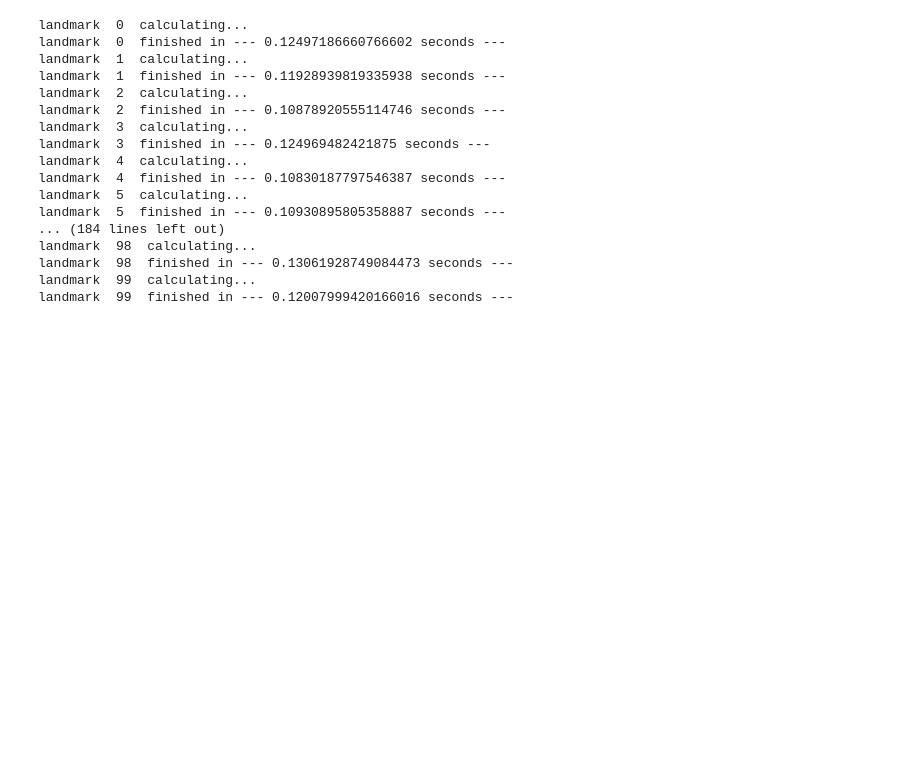
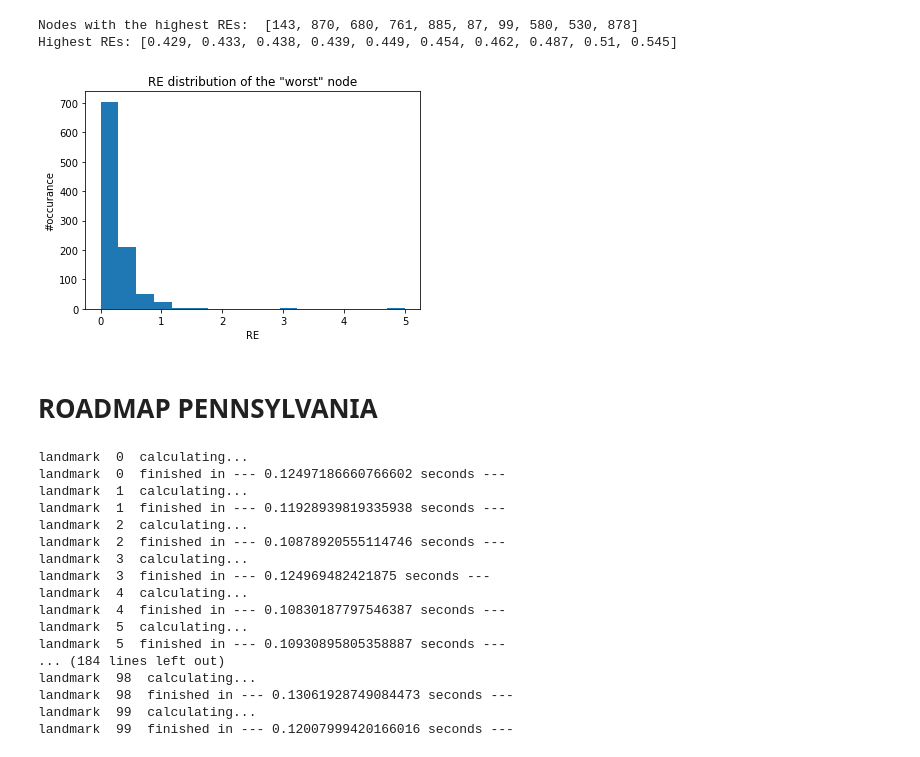
Before and after one commit to Dibbeding/SNACSprojectOrionRigel, a Jupyter notebook: embed/Project.ipynb, the cells around one changed output. Drawn from its saved outputs; the diff is of its cells as text; code cells hidden in the pictures; blank space fills up the shorter version.

```diff
--- a/embed/Project.ipynb
+++ b/embed/Project.ipynb
@@ -67,3 +235,21 @@ NameError: name 'nx' is not defined
+# %%
+# Is there any extremely bad node???
+
+bad_nodes = sorted(range(len(ARE_per_source)), key=lambda i: ARE_per_source[i])[-10:]
+print('Nodes with the highest REs: ', bad_nodes)
+print('Highest REs:', [round(ARE_per_source[bad_node], 3) for bad_node in bad_nodes])
+
+plt.hist(relative_errors[bad_nodes[-1]], bins = 17)
+plt.title('RE distribution of the "worst" node')
+plt.xlabel('RE')
+plt.ylabel('#occurance')
+plt.show()
+# %% [output]
+Nodes with the highest REs:  [143, 870, 680, 761, 885, 87, 99, 580, 530, 878]
+Highest REs: [0.429, 0.433, 0.438, 0.439, 0.449, 0.454, 0.462, 0.487, 0.51, 0.545]
+[figure, added]
+# %% [markdown]
+# ROADMAP PENNSYLVANIA
 # %%
 RMPS = nx.read_edgelist("roadnetPA.txt", nodetype=int)
 # %%
```
Also changed, not shown: parts of 17 cells of this notebook, 31 other files.
